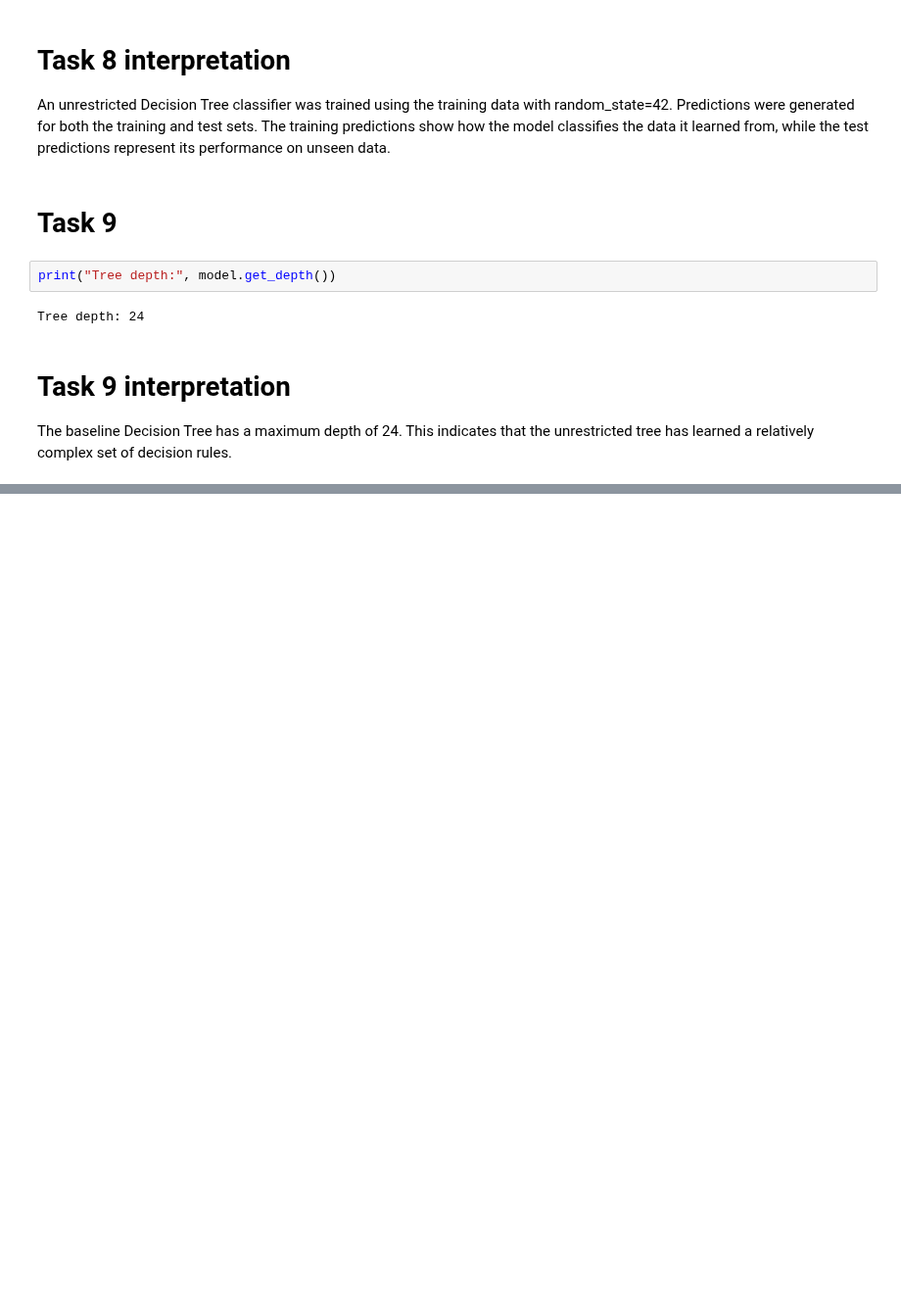
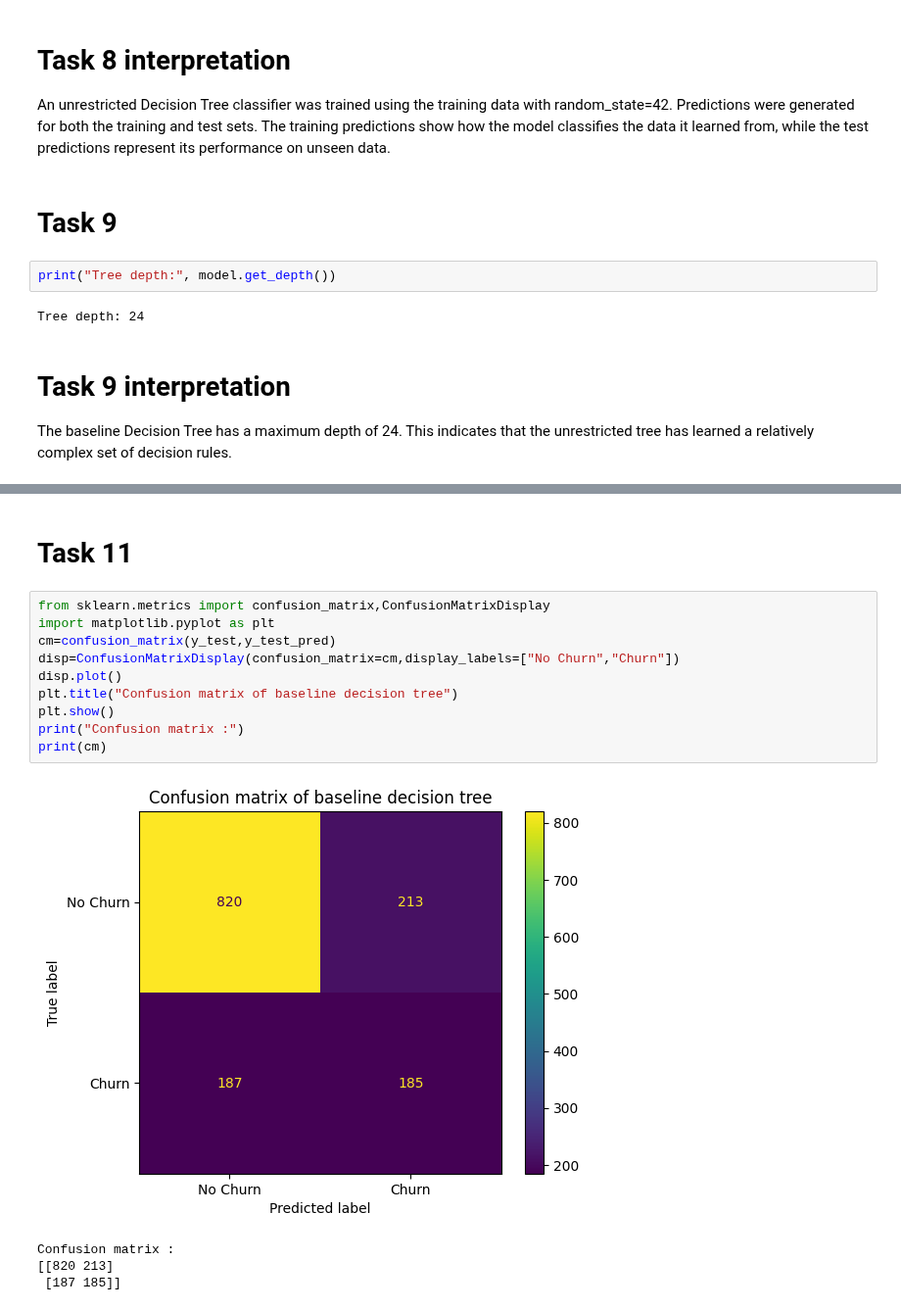
Before and after one commit to Ritika-Lund/Machine-learning-Lab, a Jupyter notebook: LAB 03/lab03_Ritika_churn_dt.ipynb, the cells around one changed output, grey strips where cells are left out. Shown at 98% size. Saved outputs shown, nothing was run; the diff lists cells and outputs as text; blank space fills up the shorter version.

Commit message:
done with part 5 (Task 10,11 and 12) of lab3

```diff
--- a/LAB 03/lab03_Ritika_churn_dt.ipynb
+++ b/LAB 03/lab03_Ritika_churn_dt.ipynb
@@ -172,0 +195,17 @@ The baseline Decision Tree has a maximum depth of 24. This indicates that the un
+# %% [markdown]
+# Task 11
+# %%
+from sklearn.metrics import confusion_matrix,ConfusionMatrixDisplay
+import matplotlib.pyplot as plt
+cm=confusion_matrix(y_test,y_test_pred)
+disp=ConfusionMatrixDisplay(confusion_matrix=cm,display_labels=["No Churn","Churn"])
+disp.plot()
+plt.title("Confusion matrix of baseline decision tree")
+plt.show()
+print("Confusion matrix :")
+print(cm)
+# %% [output]
+[figure, added]
+Confusion matrix :
+[[820 213]
+ [187 185]]
```
Also changed, not shown: parts of 6 cells of this notebook.
